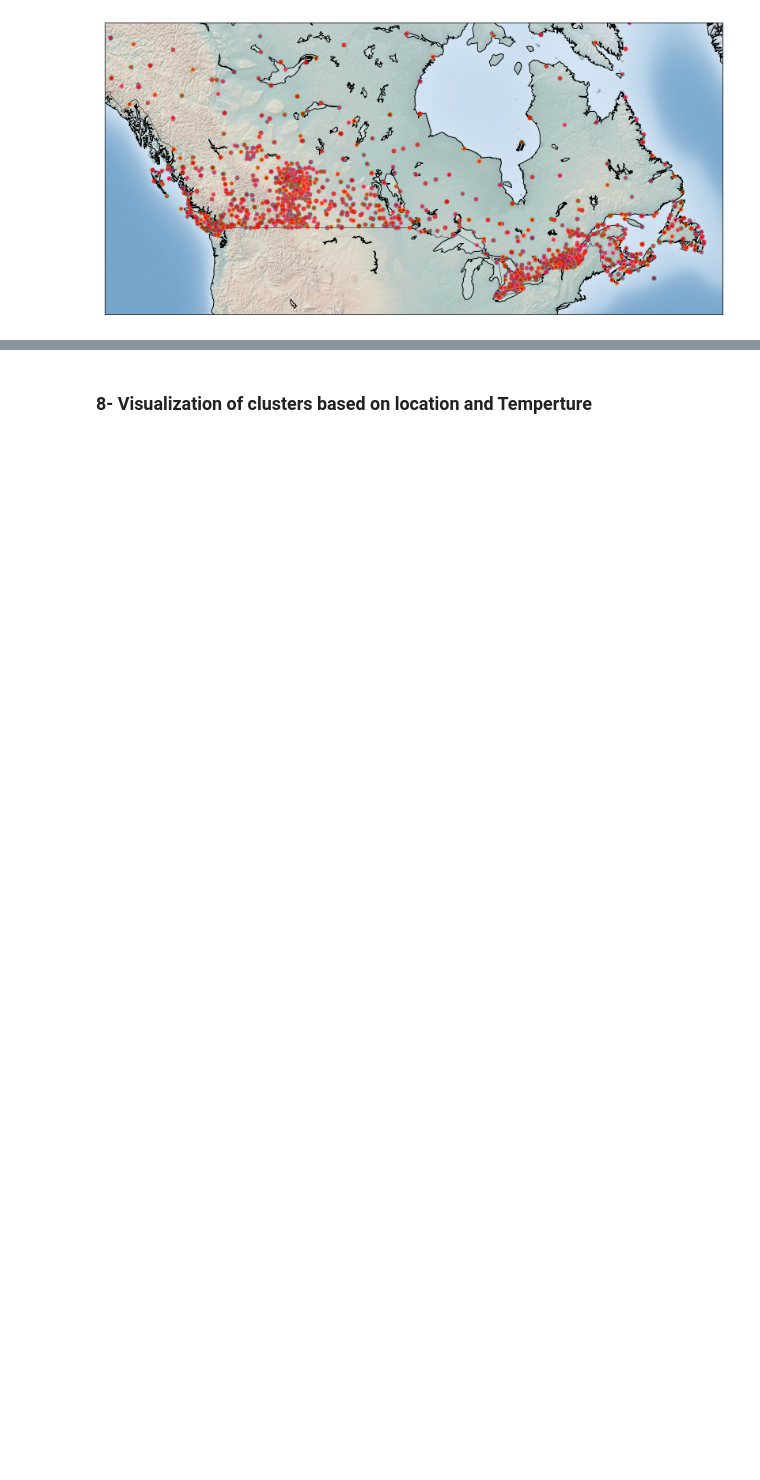
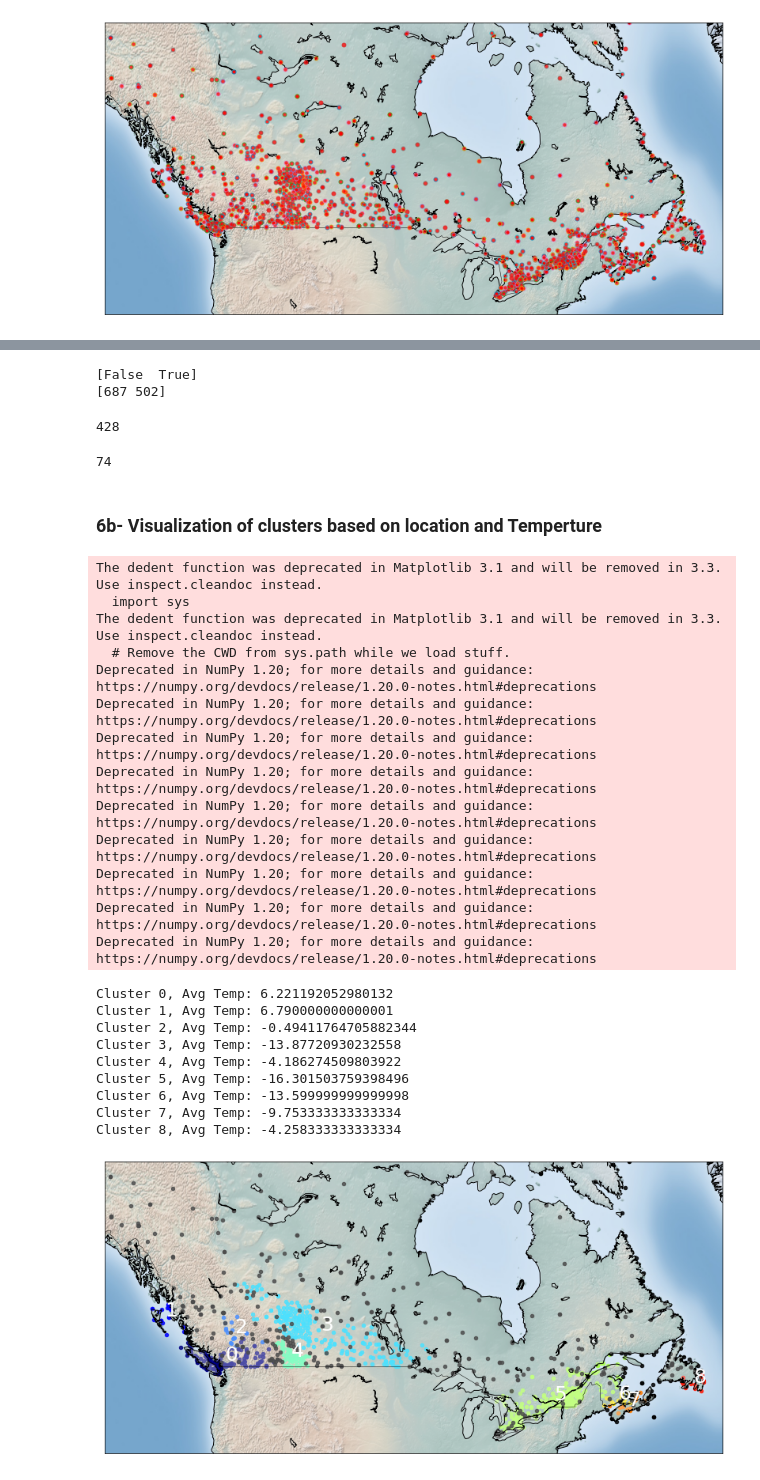
Before and after one commit to TimKong21/IBM-Data-Science-Professional-Certificate, a Jupyter notebook: Machine Learning with Python/Week 4_DBSCAN clustering/ML0101EN-Clus-DBSCN-weather.ipynb, the cells around one changed output, grey strips where cells are left out. Cells and saved outputs as stored; diff of their text form; code cells hidden in the pictures; blank space fills up the shorter version.

```diff
--- a/Machine Learning with Python/Week 4_DBSCAN clustering/ML0101EN-Clus-DBSCN-weather.ipynb
+++ b/Machine Learning with Python/Week 4_DBSCAN clustering/ML0101EN-Clus-DBSCN-weather.ipynb
@@ -417,2 +489,19 @@ pdf[["Stn_Name","Tx","Tm","Clus_Db"]].head(5)
+# %%
+unique, core_samples = np.unique(core_samples_mask, return_counts=True)
+print(unique)
+print(core_samples)
+# %% [output]
+[False  True]
+[687 502]
+# %%
+outliers = db.labels_[db.labels_ == -1].size #outlier
+outliers
+# %% [output]
+428
+# %%
+border_samples = core_samples[1] - outliers
+border_samples
+# %% [output]
+74
 # %% [markdown]
-### 8- Visualization of clusters based on location and Temperture
+### 6b- Visualization of clusters based on location and Temperture
@@ -419,33 +512,60 @@ pdf[["Stn_Name","Tx","Tm","Clus_Db"]].head(5)
 # %%
-from mpl_toolkits.basemap import Basemap
-import matplotlib.pyplot as plt
-from pylab import rcParams
 %matplotlib inline
 rcParams['figure.figsize'] = (14,10)
 
 my_map = Basemap(projection='merc',
             resolution = 'l', area_thresh = 1000.0,
             llcrnrlon=llon, llcrnrlat=llat, #min longitude (llcrnrlon) and latitude (llcrnrlat)
             urcrnrlon=ulon, urcrnrlat=ulat) #max longitude (urcrnrlon) and latitude (urcrnrlat)
 
 my_map.drawcoastlines()
 my_map.drawcountries()
-#my_map.drawmapboundary()
 my_map.fillcontinents(color = 'white', alpha = 0.3)
 my_map.shadedrelief()
 
-# To create a color map
+# Create a color map
 colors = plt.get_cmap('jet')(np.linspace(0.0, 1.0, clusterNum))
 
+# Visualization1
+for clust_number in set(labels):
+    # one color(grey) for outliers and correspond colors(colormap) for clusters
+    c=(([0,0,0]) if clust_number == -1 else colors[np.int(clust_number)])
 
+    # plot coordinates - cluster by cluster
+    clust_set = pdf[pdf.Clus_Db == clust_number]
+    my_map.scatter(clust_set.xm, clust_set.ym,
+                   color =c,  marker='o', s= 20, alpha = 0.85)
 
-#Visualization1
-for clust_number in set(labels):
-    c=(([0.4,0.4,0.4]) if clust_number == -1 else colors[np.int(clust_number)])
-    clust_set = pdf[pdf.Clus_Db == clust_number]
-    my_map.scatter(clust_set.xm, clust_set.ym, color =c,  marker='o', s= 20, alpha = 0.85)
+    # label clusters
     if clust_number != -1:
+        #get center location to put label on
         cenx=np.mean(clust_set.xm)
         ceny=np.mean(clust_set.ym)
-        plt.text(cenx,ceny,str(clust_number), fontsize=25, color='red',)
+        plt.text(cenx,ceny,str(clust_number), fontsize=25, color='white',)
+
+        #print average temperature of a particular cluster
         print ("Cluster "+str(clust_number)+', Avg Temp: '+ str(np.mean(clust_set.Tm)))
+# %% [output]
+The dedent function was deprecated in Matplotlib 3.1 and will be removed in 3.3. Use inspect.cleandoc instead.
+  import sys
+The dedent function was deprecated in Matplotlib 3.1 and will be removed in 3.3. Use inspect.cleandoc instead.
+  # Remove the CWD from sys.path while we load stuff.
+Deprecated in NumPy 1.20; for more details and guidance: https://numpy.org/devdocs/release/1.20.0-notes.html#deprecations
+Deprecated in NumPy 1.20; for more details and guidance: https://numpy.org/devdocs/release/1.20.0-notes.html#deprecations
+Deprecated in NumPy 1.20; for more details and guidance: https://numpy.org/devdocs/release/1.20.0-notes.html#deprecations
+Deprecated in NumPy 1.20; for more details and guidance: https://numpy.org/devdocs/release/1.20.0-notes.html#deprecations
+Deprecated in NumPy 1.20; for more details and guidance: https://numpy.org/devdocs/release/1.20.0-notes.html#deprecations
+Deprecated in NumPy 1.20; for more details and guidance: https://numpy.org/devdocs/release/1.20.0-notes.html#deprecations
+Deprecated in NumPy 1.20; for more details and guidance: https://numpy.org/devdocs/release/1.20.0-notes.html#deprecations
+Deprecated in NumPy 1.20; for more details and guidance: https://numpy.org/devdocs/release/1.20.0-notes.html#deprecations
+Deprecated in NumPy 1.20; for more details and guidance: https://numpy.org/devdocs/release/1.20.0-notes.html#deprecations
+Cluster 0, Avg Temp: 6.221192052980132
+Cluster 1, Avg Temp: 6.790000000000001
+Cluster 2, Avg Temp: -0.49411764705882344
+Cluster 3, Avg Temp: -13.87720930232558
+Cluster 4, Avg Temp: -4.186274509803922
+Cluster 5, Avg Temp: -16.301503759398496
+Cluster 6, Avg Temp: -13.599999999999998
+Cluster 7, Avg Temp: -9.753333333333334
+Cluster 8, Avg Temp: -4.258333333333334
+[figure, added]
```
Also changed, not shown: parts of 22 cells of this notebook.
